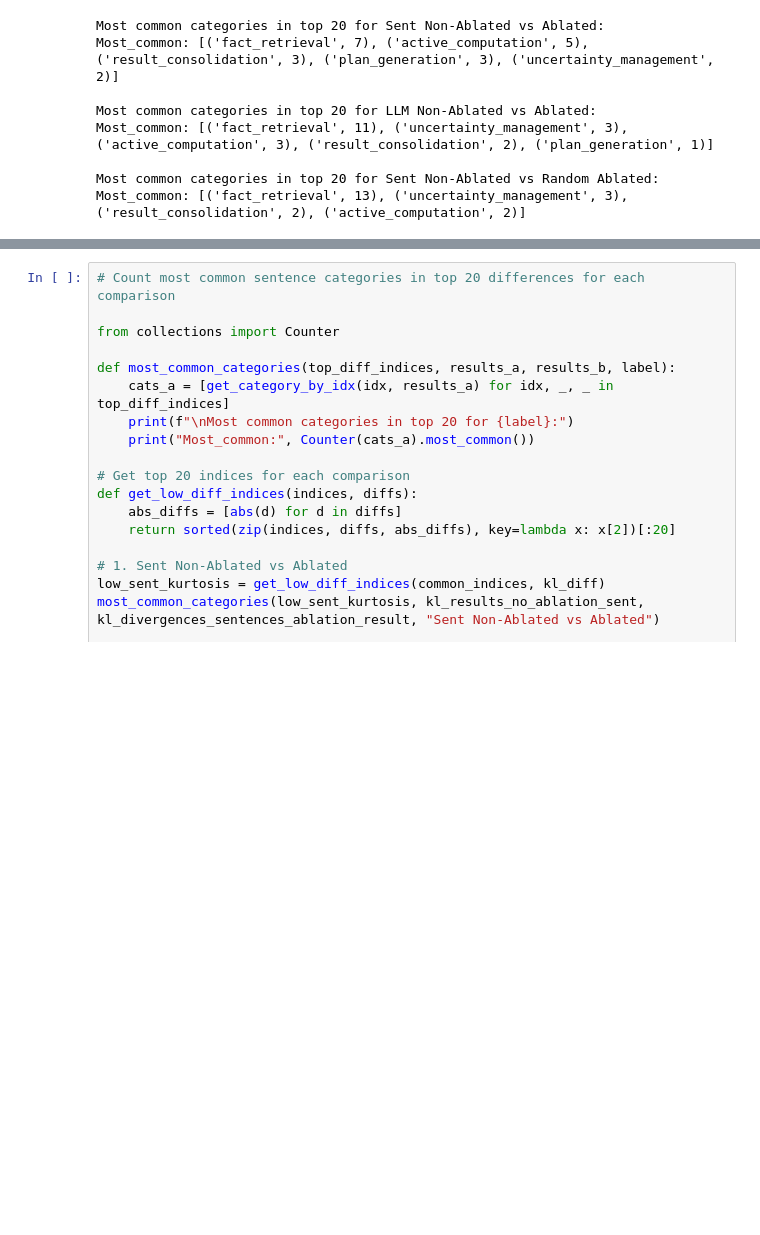
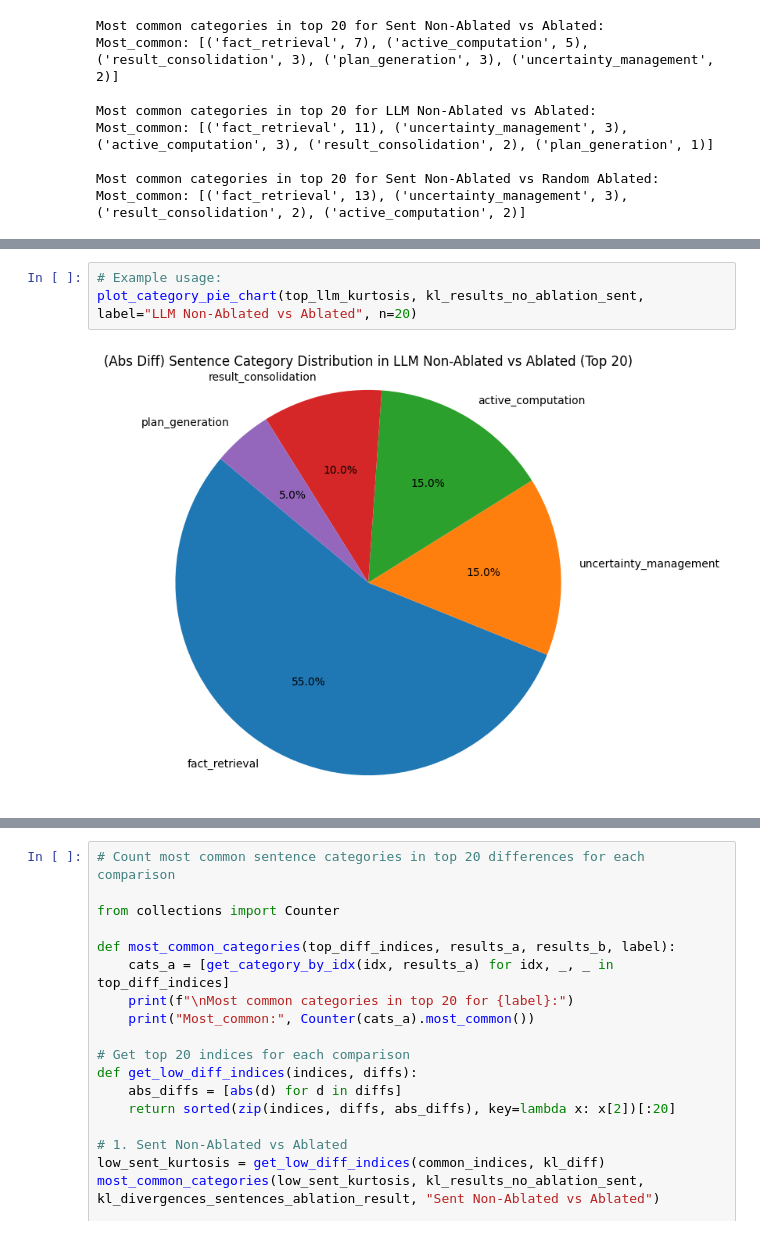
Before and after one commit to Realmbird/cot-counterfactual, a Jupyter notebook: analysize_rollouts.ipynb, the cells around one changed output, grey strips where cells are left out. Saved outputs shown, nothing was run; the diff lists cells and outputs as text; blank space fills up the shorter version.

```diff
--- a/analysize_rollouts.ipynb
+++ b/analysize_rollouts.ipynb
@@ -1471,0 +1497,5 @@ Most_common: [('fact_retrieval', 13), ('uncertainty_management', 3), ('result_co
+# %%
+# Example usage:
+plot_category_pie_chart(top_llm_kurtosis, kl_results_no_ablation_sent, label="LLM Non-Ablated vs Ablated", n=20)
+# %% [output]
+[figure, added]
```
Also changed, not shown: parts of 12 cells of this notebook.
